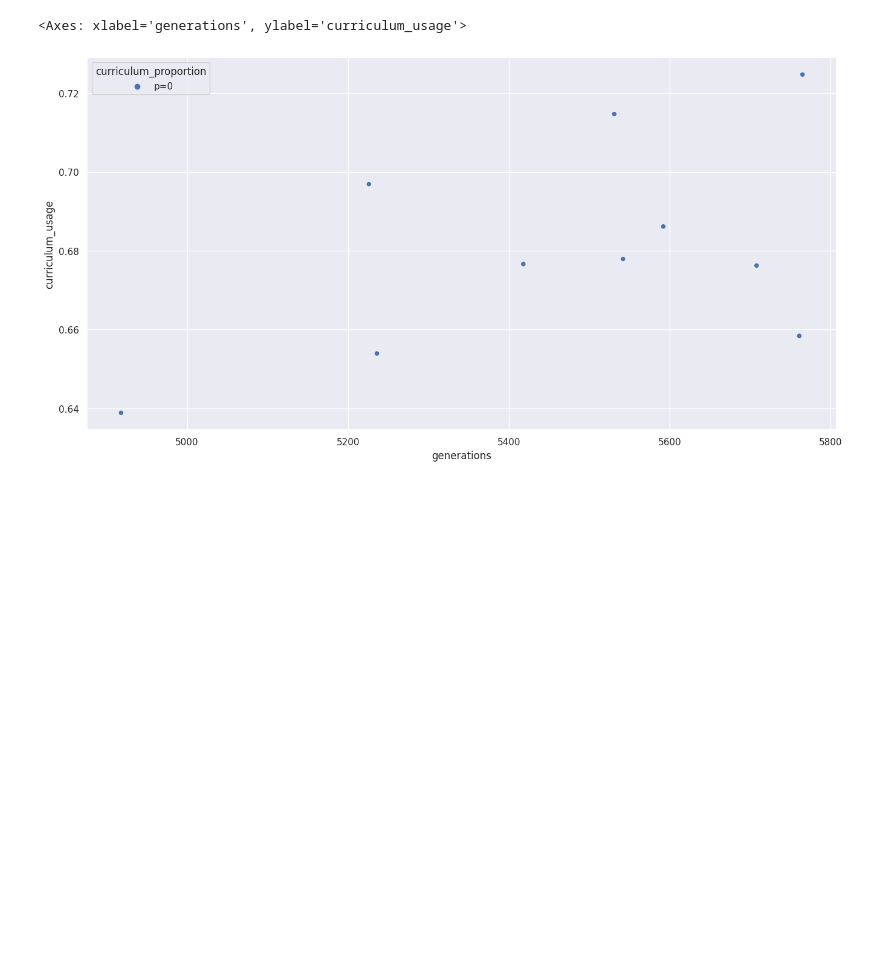
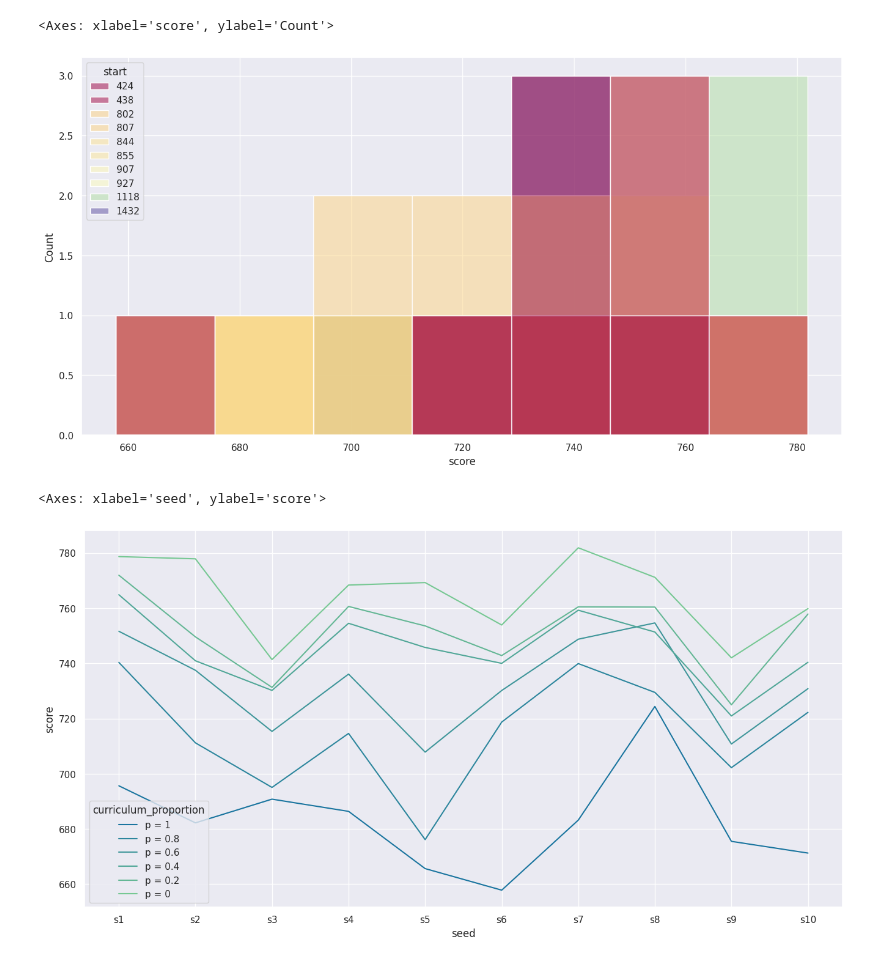
Before and after one commit to curriculum-guys/data-analysis, a Jupyter notebook: analysis/curriculum.ipynb, the cells around one changed output. Drawn from its saved outputs; the diff is of its cells as text; code cells hidden in the pictures; blank space fills up the shorter version.

```diff
--- a/analysis/curriculum.ipynb
+++ b/analysis/curriculum.ipynb
@@ -56,7 +63,15 @@ plt.show()
+# %%
+df = pd.DataFrame(stats)
+
+sns.histplot(data=df, x='score', hue='start', palette='Spectral')
+# %% [output]
+<Axes: xlabel='score', ylabel='Count'>
+[figure, added]
 # %%
 df = pd.DataFrame(stats)
 
-sns.scatterplot(data=df, x='generations', y='curriculum_usage', hue='curriculum_proportion')
+palette = 'blend:#1a759f,#76c893'
+sns.lineplot(data=df, x='seed', y='score', hue='curriculum_proportion', palette=palette)
 # %% [output]
-<Axes: xlabel='generations', ylabel='curriculum_usage'>
+<Axes: xlabel='seed', ylabel='score'>
-[figure, old version]
+[figure, new version]
```
Also changed, not shown: parts of 3 cells of this notebook, 4 other files.
